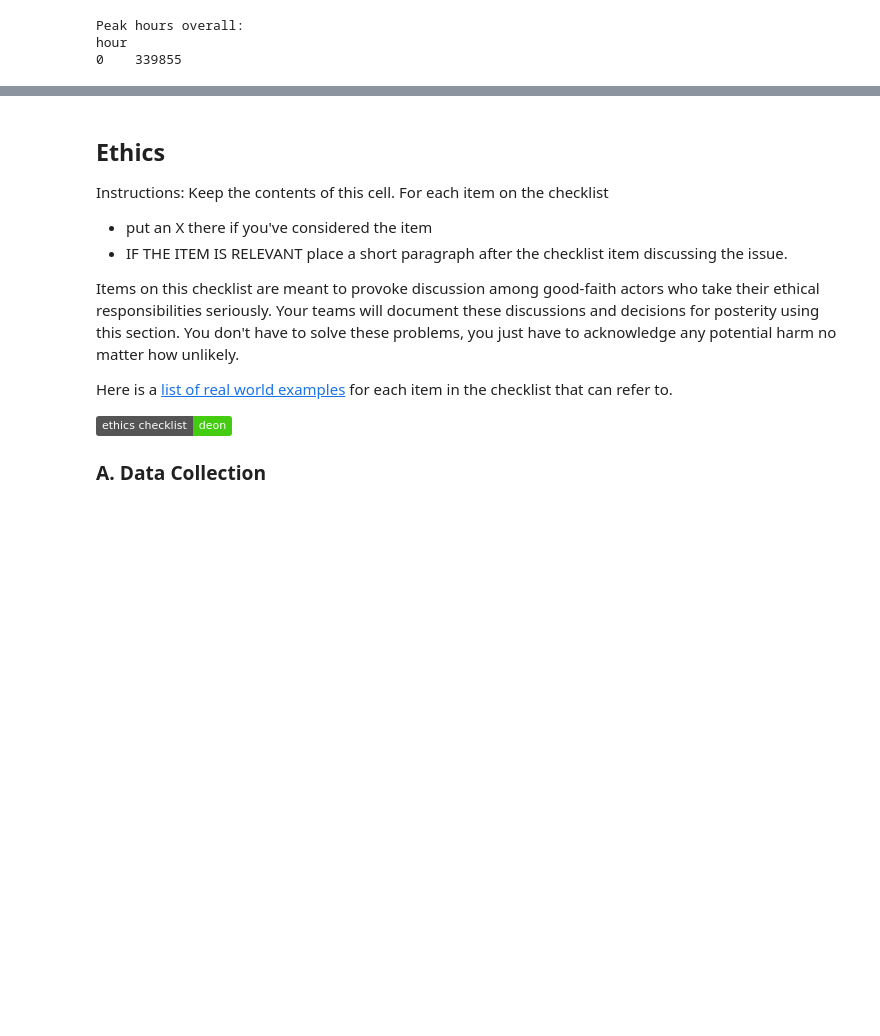
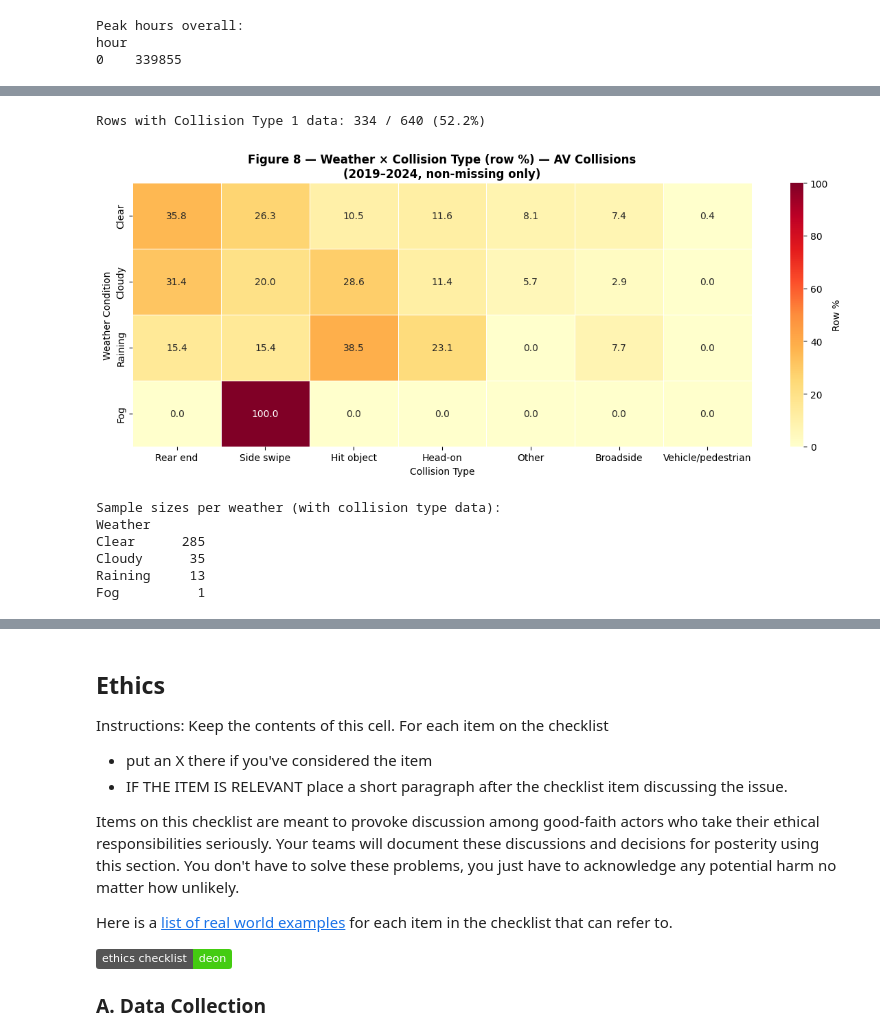
Before and after one commit to COGS108/Group094_WI26, a Jupyter notebook: 02-EDACheckpoint.ipynb, the cells around one changed output, grey strips where cells are left out. Cells and saved outputs as stored; diff of their text form; code cells hidden in the pictures; badges without logos; blank space fills up the shorter version.

```diff
--- a/02-EDACheckpoint.ipynb
+++ b/02-EDACheckpoint.ipynb
@@ -1170,0 +1260,31 @@ Some more words and stuff.  Remember notebooks work best if you interleave the c
+# %%
+av_type = av.dropna(subset=['Collision Type 1'])
+print(f"Rows with Collision Type 1 data: {len(av_type)} / {len(av)} ({len(av_type)/len(av)*100:.1f}%)")
+
+ct_type = pd.crosstab(av_type['Weather'], av_type['Collision Type 1'], normalize='index') * 100
+weather_order = av_type['Weather'].value_counts().index.tolist()
+type_order = av_type['Collision Type 1'].value_counts().index.tolist()
+ct_type = ct_type.reindex(index=weather_order, columns=type_order)
+
+fig, ax = plt.subplots(figsize=(12, 5))
+sns.heatmap(ct_type, annot=True, fmt='.1f', cmap='YlOrRd', ax=ax, linewidths=0.5,
+            cbar_kws={'label': 'Row %'})
+ax.set_title("Figure 8 — Weather × Collision Type (row %) — AV Collisions\n(2019–2024, non-missing only)",
+             fontsize=12, fontweight='bold')
+ax.set_ylabel("Weather Condition")
+ax.set_xlabel("Collision Type")
+plt.tight_layout()
+plt.savefig("results/fig8_av_weather_collision_type.png", dpi=150, bbox_inches="tight")
+plt.show()
+
+print("\nSample sizes per weather (with collision type data):")
+print(av_type['Weather'].value_counts().to_string())
+# %% [output]
+Rows with Collision Type 1 data: 334 / 640 (52.2%)
+[figure, added]
+Sample sizes per weather (with collision type data):
+Weather
+Clear      285
+Cloudy      35
+Raining     13
+Fog          1
```
Also changed, not shown: parts of 18 cells of this notebook, 5 other files.
